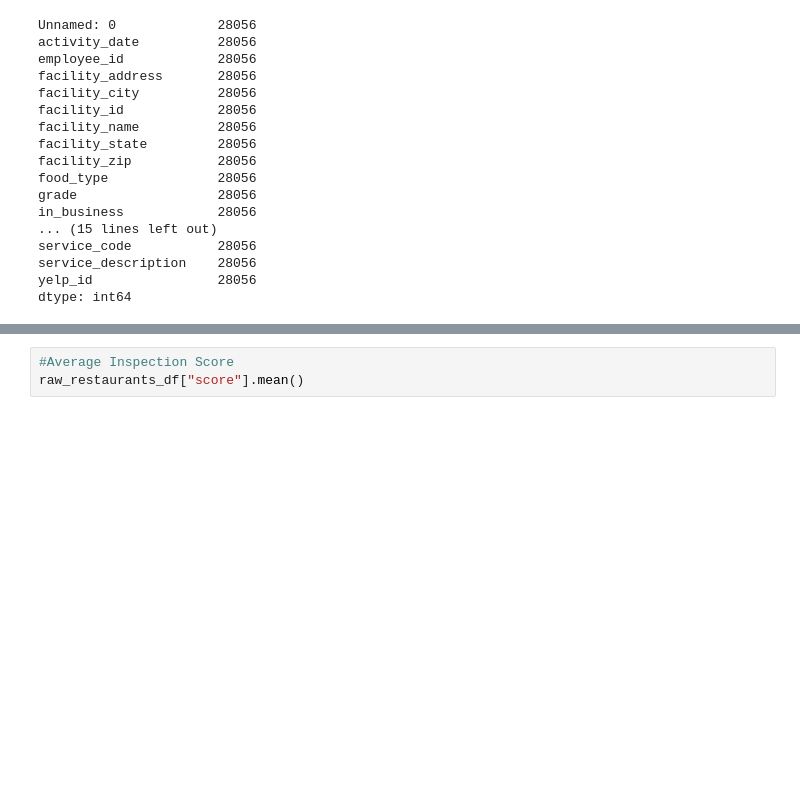
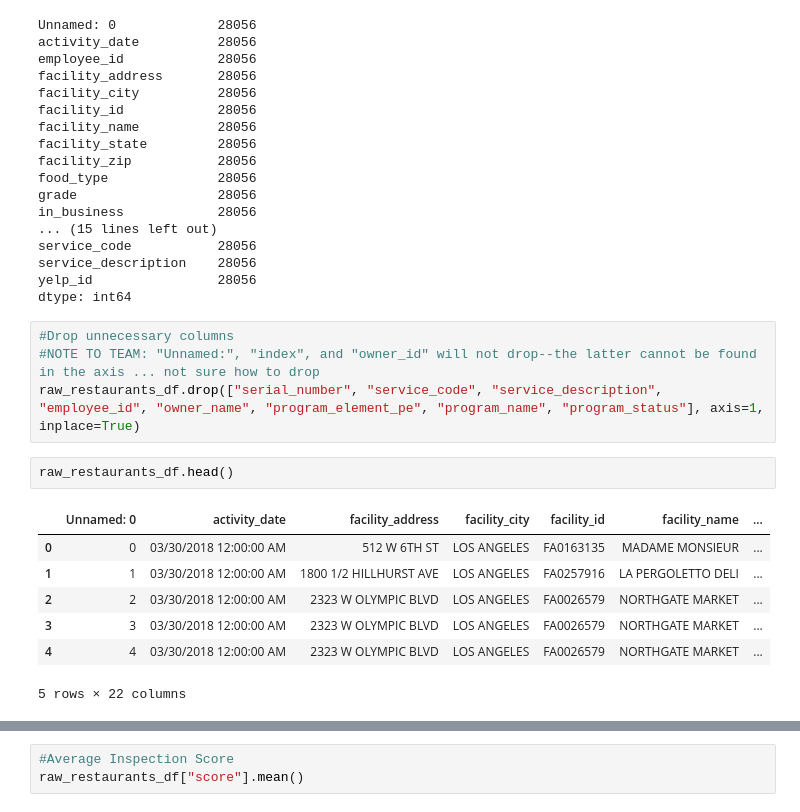
Before and after one commit to bagussoeprapto/yelp-i-got-food-poisoning, a Jupyter notebook: Big_Eats_Project_v1.ipynb, the cells around one changed output, grey strips where cells are left out. Drawn from its saved outputs; the diff is of its cells as text; blank space fills up the shorter version.

```diff
--- a/Big_Eats_Project_v1.ipynb
+++ b/Big_Eats_Project_v1.ipynb
@@ -67,4 +87,18 @@ service_code           28056
 service_description    28056
 yelp_id                28056
 dtype: int64
+# %%
+#Drop unnecessary columns
+#NOTE TO TEAM: "Unnamed:", "index", and "owner_id" will not drop--the latter cannot be found in the axis ... not sure how to drop
+raw_restaurants_df.drop(["serial_number", "service_code", "service_description", "employee_id", "owner_name", "program_element_pe", "program_name", "program_status"], axis=1, inplace=True)
+# %%
+raw_restaurants_df.head()
+# %% [output]
+|  | Unnamed: 0 | activity_date | facility_address | facility_city | facility_id | facility_name | ... |
+| 0 | 0 | 03/30/2018 12:00:00 AM | 512 W 6TH ST | LOS ANGELES | FA0163135 | MADAME MONSIEUR | ... |
+| 1 | 1 | 03/30/2018 12:00:00 AM | 1800 1/2 HILLHURST AVE | LOS ANGELES | FA0257916 | LA PERGOLETTO DELI | ... |
+| 2 | 2 | 03/30/2018 12:00:00 AM | 2323 W OLYMPIC BLVD | LOS ANGELES | FA0026579 | NORTHGATE MARKET | ... |
+| 3 | 3 | 03/30/2018 12:00:00 AM | 2323 W OLYMPIC BLVD | LOS ANGELES | FA0026579 | NORTHGATE MARKET | ... |
+| 4 | 4 | 03/30/2018 12:00:00 AM | 2323 W OLYMPIC BLVD | LOS ANGELES | FA0026579 | NORTHGATE MARKET | ... |
+5 rows × 22 columns
 # %%
```
Also changed, not shown: parts of 6 cells of this notebook.
